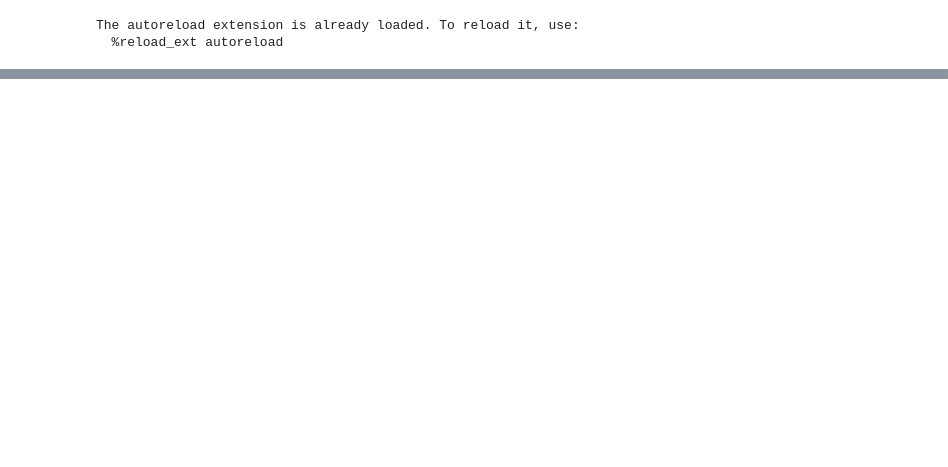
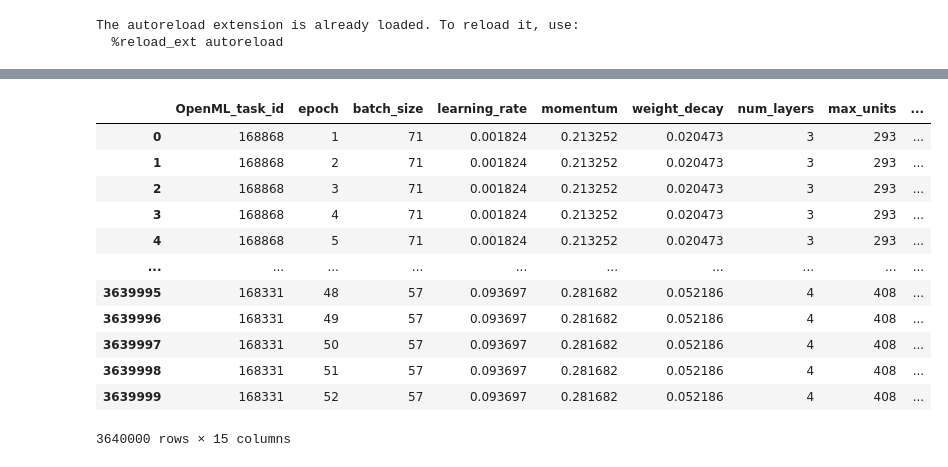
Before and after one commit to slds-lmu/yahpo_gym, a Jupyter notebook: yahpo_gym/notebooks/NB.ipynb, the cells around one changed output, grey strips where cells are left out. Cells and saved outputs as stored; diff of their text form; code cells hidden in the pictures; blank space fills up the shorter version.

```diff
--- a/yahpo_gym/notebooks/NB.ipynb
+++ b/yahpo_gym/notebooks/NB.ipynb
@@ -35,0 +40,17 @@ l.recorder.plot_loss()
+# %%
+import pandas as pd
+pd.read_csv(cfg.get_path("dataset"))
+# %% [output]
+|  | OpenML_task_id | epoch | batch_size | learning_rate | momentum | weight_decay | num_layers | max_units | ... |
+| 0 | 168868 | 1 | 71 | 0.001824 | 0.213252 | 0.020473 | 3 | 293 | ... |
+| 1 | 168868 | 2 | 71 | 0.001824 | 0.213252 | 0.020473 | 3 | 293 | ... |
+| 2 | 168868 | 3 | 71 | 0.001824 | 0.213252 | 0.020473 | 3 | 293 | ... |
+| 3 | 168868 | 4 | 71 | 0.001824 | 0.213252 | 0.020473 | 3 | 293 | ... |
+| 4 | 168868 | 5 | 71 | 0.001824 | 0.213252 | 0.020473 | 3 | 293 | ... |
+| ... | ... | ... | ... | ... | ... | ... | ... | ... | ... |
+| 3639995 | 168331 | 48 | 57 | 0.093697 | 0.281682 | 0.052186 | 4 | 408 | ... |
+| 3639996 | 168331 | 49 | 57 | 0.093697 | 0.281682 | 0.052186 | 4 | 408 | ... |
+| 3639997 | 168331 | 50 | 57 | 0.093697 | 0.281682 | 0.052186 | 4 | 408 | ... |
+| 3639998 | 168331 | 51 | 57 | 0.093697 | 0.281682 | 0.052186 | 4 | 408 | ... |
+| 3639999 | 168331 | 52 | 57 | 0.093697 | 0.281682 | 0.052186 | 4 | 408 | ... |
+3640000 rows × 15 columns
```
Also changed, not shown: parts of 4 cells of this notebook, 3 other files.
